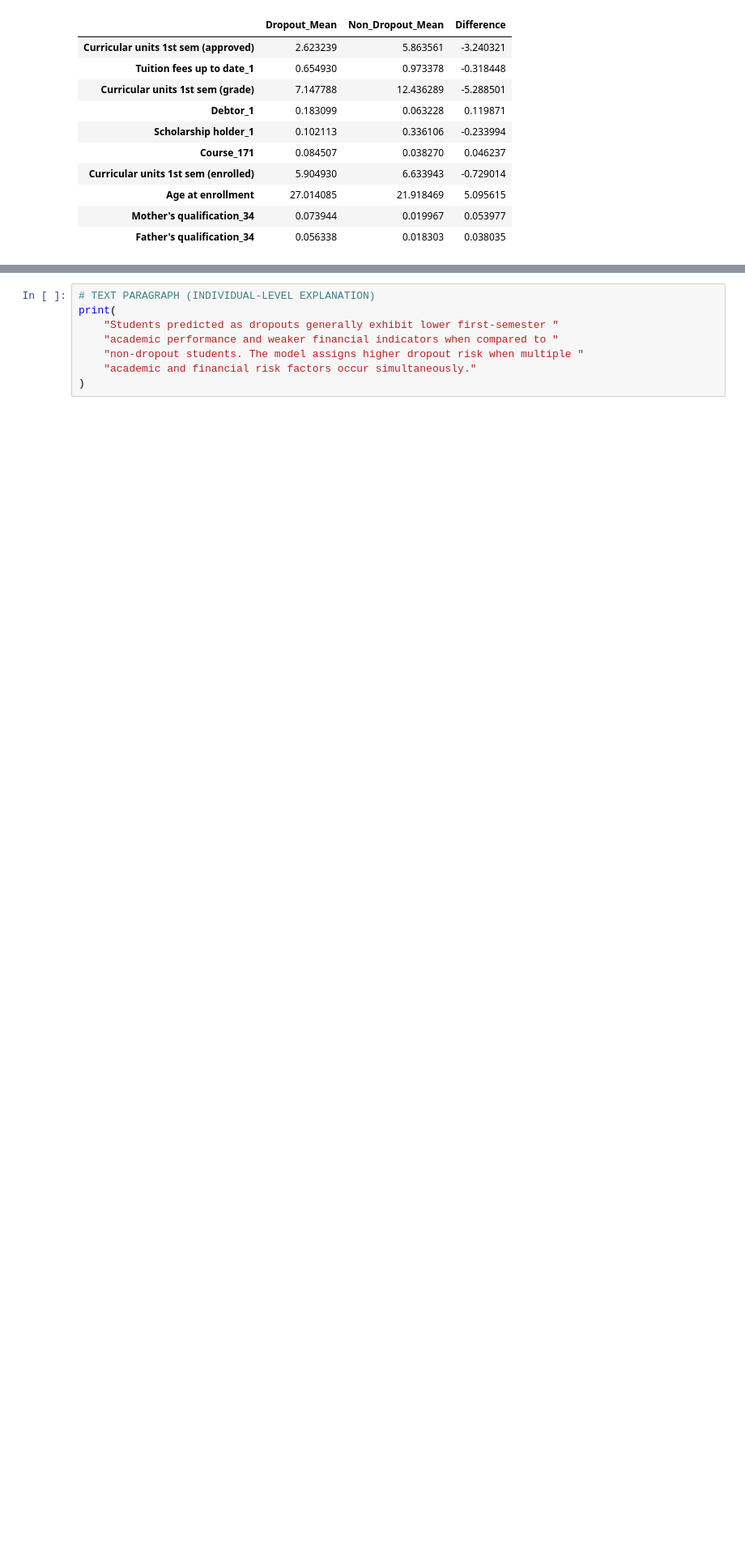
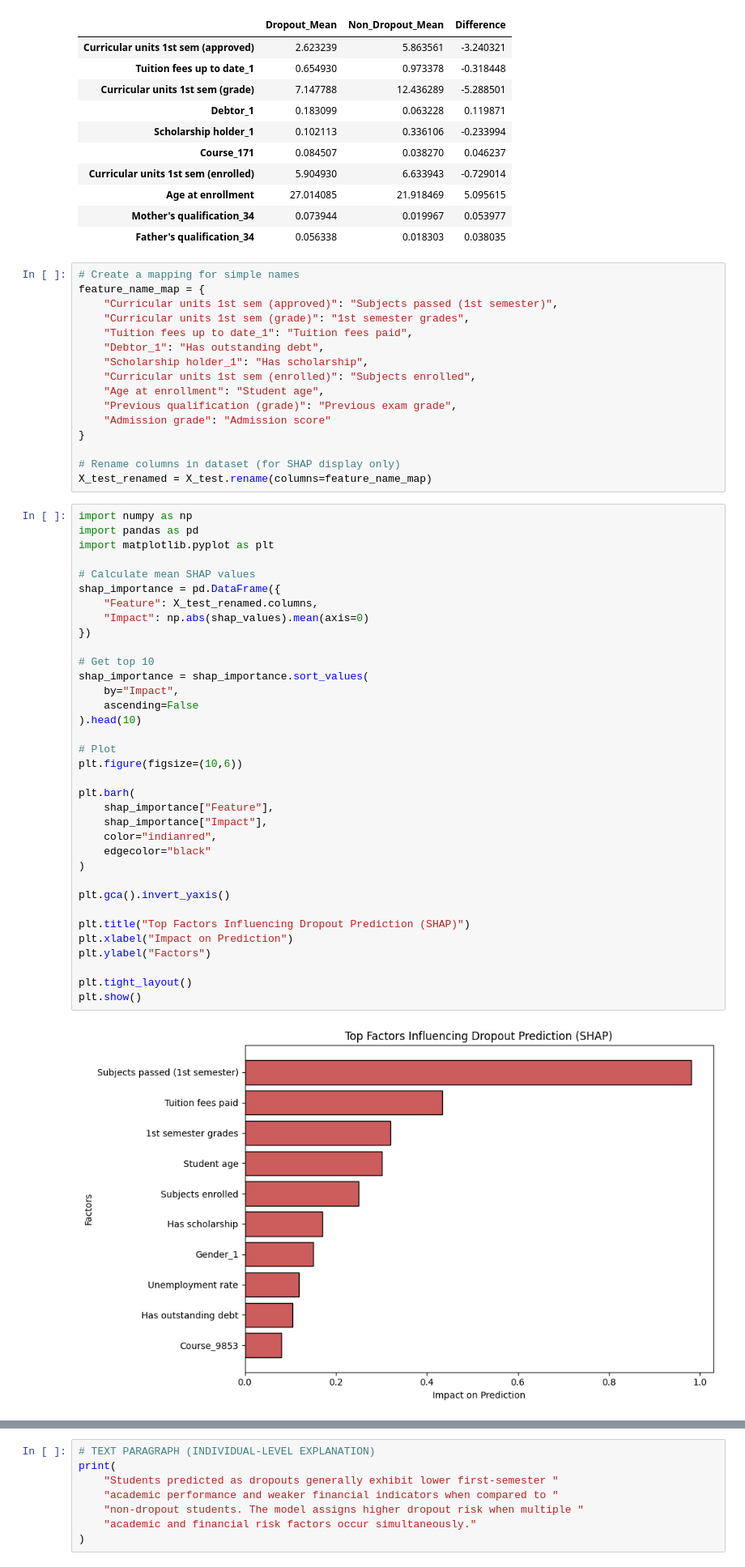
Before and after one commit to PawaniMekhala/AI-Driven-Student-Dropout-Prediction, a Jupyter notebook: 06_explainability_SHAP.ipynb, the cells around one changed output, grey strips where cells are left out. Shown at 81% size. Drawn from its saved outputs; the diff is of its cells as text; blank space fills up the shorter version.

```diff
--- a/06_explainability_SHAP.ipynb
+++ b/06_explainability_SHAP.ipynb
@@ -203,3 +204,56 @@ comparison
 | Age at enrollment | 27.014085 | 21.918469 | 5.095615 |
 | Mother's qualification_34 | 0.073944 | 0.019967 | 0.053977 |
 | Father's qualification_34 | 0.056338 | 0.018303 | 0.038035 |
+# %%
+# Create a mapping for simple names
+feature_name_map = {
+    "Curricular units 1st sem (approved)": "Subjects passed (1st semester)",
+    "Curricular units 1st sem (grade)": "1st semester grades",
+    "Tuition fees up to date_1": "Tuition fees paid",
+    "Debtor_1": "Has outstanding debt",
+    "Scholarship holder_1": "Has scholarship",
+    "Curricular units 1st sem (enrolled)": "Subjects enrolled",
+    "Age at enrollment": "Student age",
+    "Previous qualification (grade)": "Previous exam grade",
+    "Admission grade": "Admission score"
+}
+
+# Rename columns in dataset (for SHAP display only)
+X_test_renamed = X_test.rename(columns=feature_name_map)
+# %%
+import numpy as np
+import pandas as pd
+import matplotlib.pyplot as plt
+
+# Calculate mean SHAP values
+shap_importance = pd.DataFrame({
+    "Feature": X_test_renamed.columns,
+    "Impact": np.abs(shap_values).mean(axis=0)
+})
+
+# Get top 10
+shap_importance = shap_importance.sort_values(
+    by="Impact",
+    ascending=False
+).head(10)
+
+# Plot
+plt.figure(figsize=(10,6))
+
+plt.barh(
+    shap_importance["Feature"],
+    shap_importance["Impact"],
+    color="indianred",
+    edgecolor="black"
+)
+
+plt.gca().invert_yaxis()
+
+plt.title("Top Factors Influencing Dropout Prediction (SHAP)")
+plt.xlabel("Impact on Prediction")
+plt.ylabel("Factors")
+
+plt.tight_layout()
+plt.show()
+# %% [output]
+[figure, added]
```
Also changed, not shown: parts of 5 cells of this notebook.
